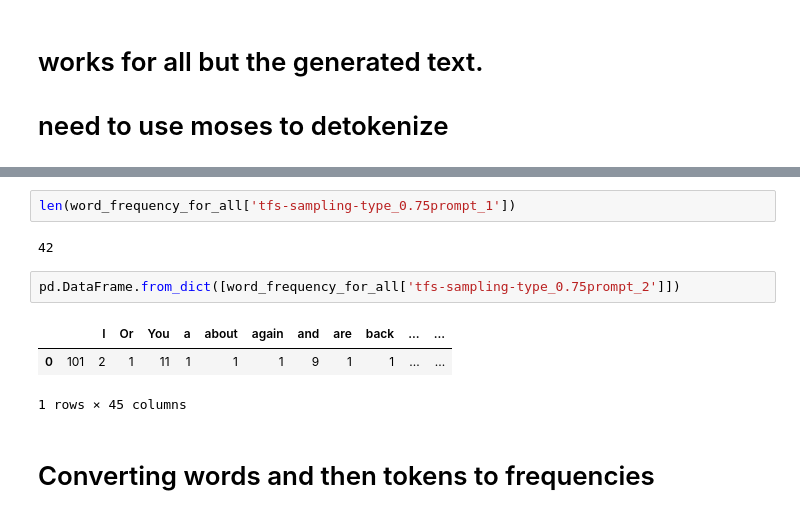
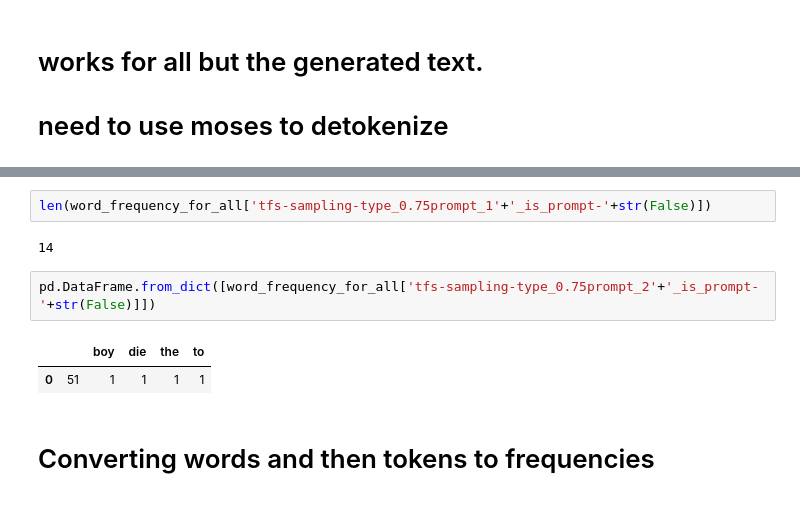
Before and after one commit to TrentBrick/tail-sampling, a Jupyter notebook: VocabDiversityAnalysis.ipynb, the cells around one changed output, grey strips where cells are left out. Saved outputs shown, nothing was run; the diff lists cells and outputs as text.

```diff
--- a/VocabDiversityAnalysis.ipynb
+++ b/VocabDiversityAnalysis.ipynb
@@ -150,13 +159,12 @@ len(word_frequency_for_all.keys())
 # %%
-len(word_frequency_for_all['tfs-sampling-type_0.75prompt_1'])
+len(word_frequency_for_all['tfs-sampling-type_0.75prompt_1'+'_is_prompt-'+str(False)])
 # %% [output]
-42
+14
 # %%
-pd.DataFrame.from_dict([word_frequency_for_all['tfs-sampling-type_0.75prompt_2']])
+pd.DataFrame.from_dict([word_frequency_for_all['tfs-sampling-type_0.75prompt_2'+'_is_prompt-'+str(False)]])
 # %% [output]
-|  |  | I | Or | You | a | about | again | and | are | back | ... | ... |
-| 0 | 101 | 2 | 1 | 11 | 1 | 1 | 1 | 9 | 1 | 1 | ... | ... |
+|  |  | boy | die | the | to |
+| 0 | 51 | 1 | 1 | 1 | 1 |
-1 rows × 45 columns
 # %% [markdown]
 # Converting words and then tokens to frequencies
 # %%
```
Also changed, not shown: parts of 21 cells of this notebook.
